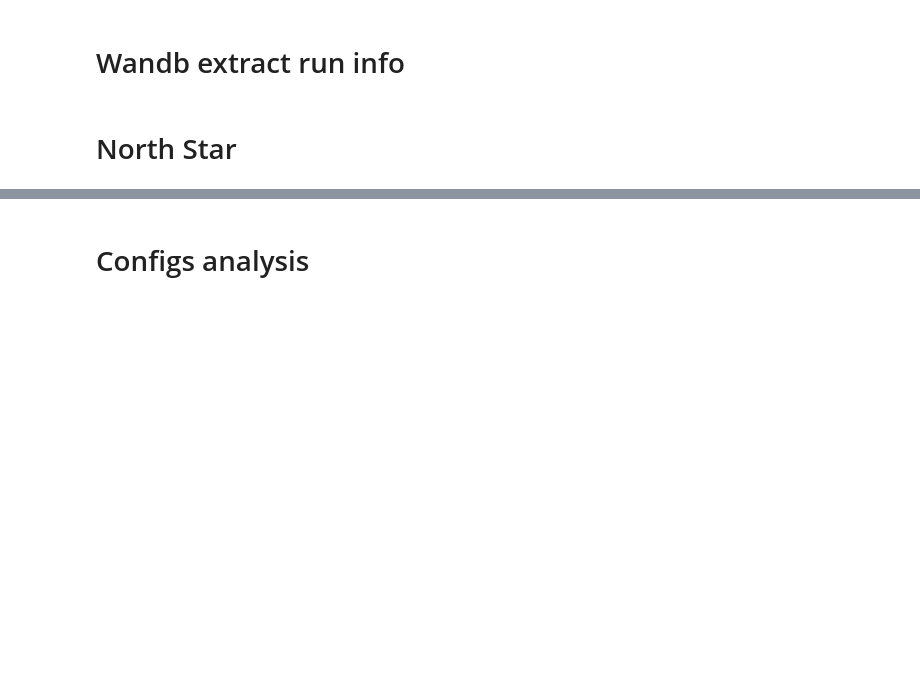
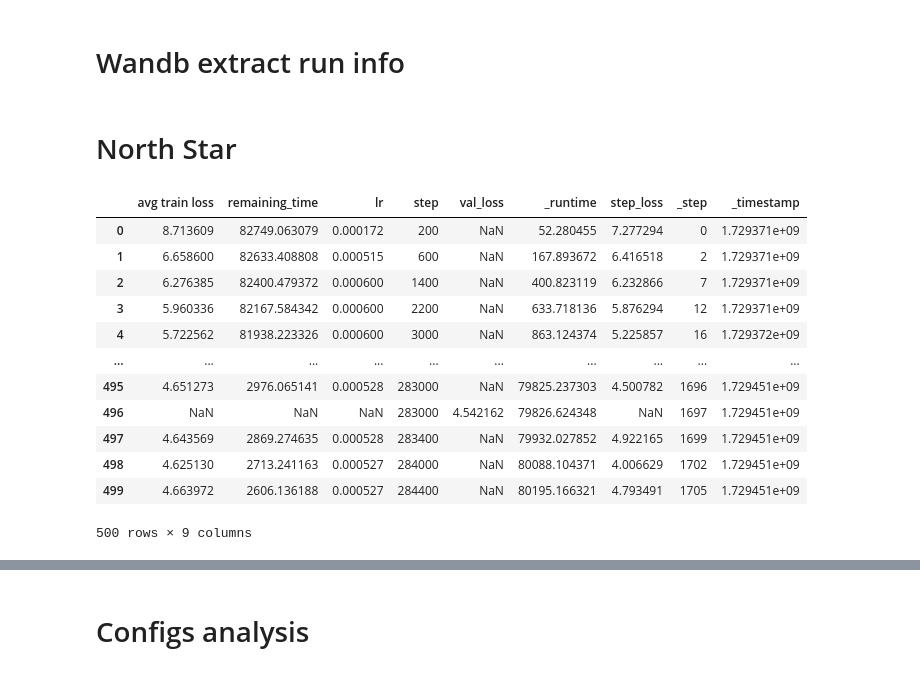
Before and after one commit to omarswelam/llm.c, a Jupyter notebook: HPO_playground.ipynb, the cells around one changed output, grey strips where cells are left out. Saved outputs shown, nothing was run; the diff lists cells and outputs as text; code cells hidden in the pictures; blank space fills up the shorter version.

```diff
--- a/HPO_playground.ipynb
+++ b/HPO_playground.ipynb
@@ -38,0 +46,16 @@ for run in runs_desired:
+# %%
+default_run.history()
+# %% [output]
+|  | avg train loss | remaining_time | lr | step | val_loss | _runtime | step_loss | _step | _timestamp |
+| 0 | 8.713609 | 82749.063079 | 0.000172 | 200 | NaN | 52.280455 | 7.277294 | 0 | 1.729371e+09 |
+| 1 | 6.658600 | 82633.408808 | 0.000515 | 600 | NaN | 167.893672 | 6.416518 | 2 | 1.729371e+09 |
+| 2 | 6.276385 | 82400.479372 | 0.000600 | 1400 | NaN | 400.823119 | 6.232866 | 7 | 1.729371e+09 |
+| 3 | 5.960336 | 82167.584342 | 0.000600 | 2200 | NaN | 633.718136 | 5.876294 | 12 | 1.729371e+09 |
+| 4 | 5.722562 | 81938.223326 | 0.000600 | 3000 | NaN | 863.124374 | 5.225857 | 16 | 1.729372e+09 |
+| ... | ... | ... | ... | ... | ... | ... | ... | ... | ... |
+| 495 | 4.651273 | 2976.065141 | 0.000528 | 283000 | NaN | 79825.237303 | 4.500782 | 1696 | 1.729451e+09 |
+| 496 | NaN | NaN | NaN | 283000 | 4.542162 | 79826.624348 | NaN | 1697 | 1.729451e+09 |
+| 497 | 4.643569 | 2869.274635 | 0.000528 | 283400 | NaN | 79932.027852 | 4.922165 | 1699 | 1.729451e+09 |
+| 498 | 4.625130 | 2713.241163 | 0.000527 | 284000 | NaN | 80088.104371 | 4.006629 | 1702 | 1.729451e+09 |
+| 499 | 4.663972 | 2606.136188 | 0.000527 | 284400 | NaN | 80195.166321 | 4.793491 | 1705 | 1.729451e+09 |
+500 rows × 9 columns
```
Also changed, not shown: parts of 4 cells of this notebook.
